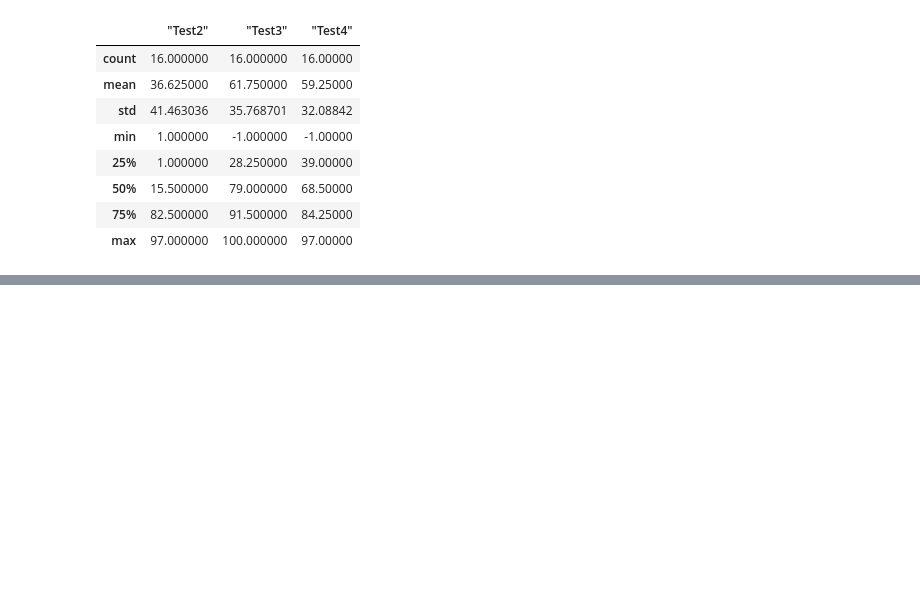
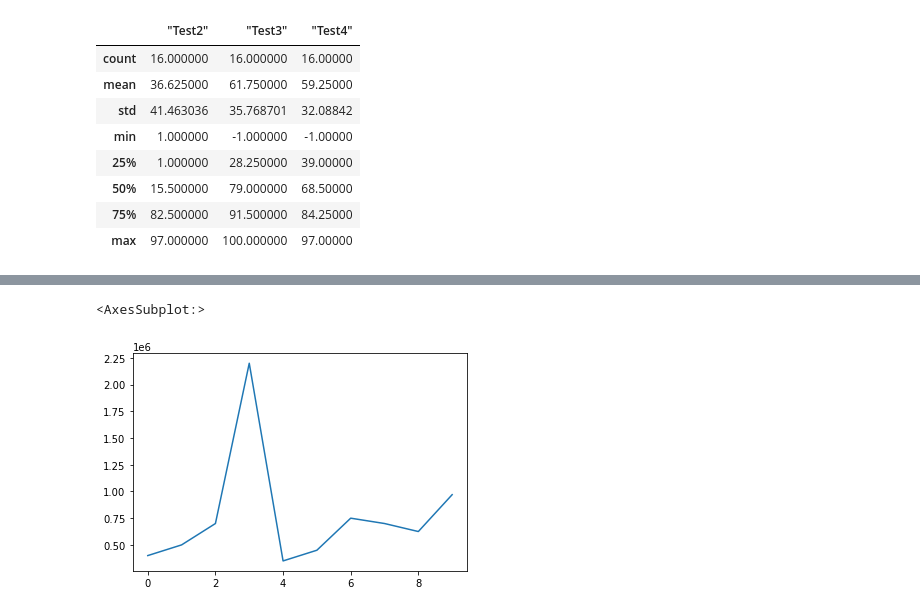
Before and after one commit to 0enzi/Notebooks, a Jupyter notebook: intro-to-pandas.ipynb, the cells around one changed output, grey strips where cells are left out. Cells and saved outputs as stored; diff of their text form; code cells hidden in the pictures; blank space fills up the shorter version.

```diff
--- a/intro-to-pandas.ipynb
+++ b/intro-to-pandas.ipynb
@@ -119,0 +260,2 @@ student_grades.describe()
+# %%
+car_sales["Price"] = car_sales["Price"].str.replace('[\$\,\.]', '').astype(int)
@@ -119,0 +276,5 @@ student_grades.describe()
+# %%
+car_sales["Price"].plot()
+# %% [output]
+<AxesSubplot:>
+[figure, added]
```
Also changed, not shown: parts of 22 cells of this notebook.
